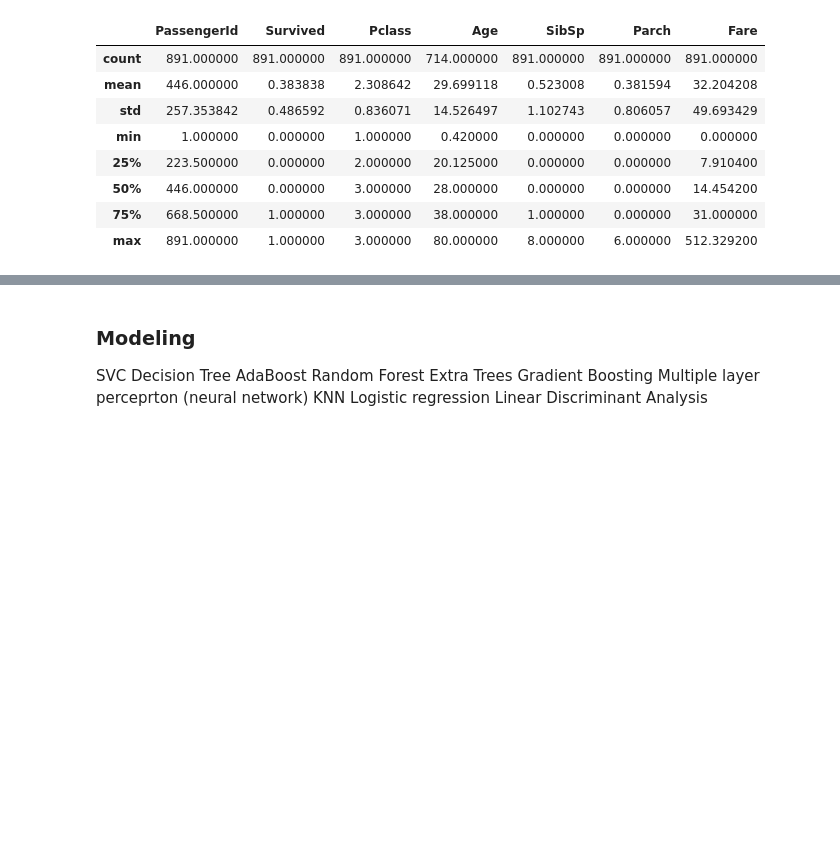
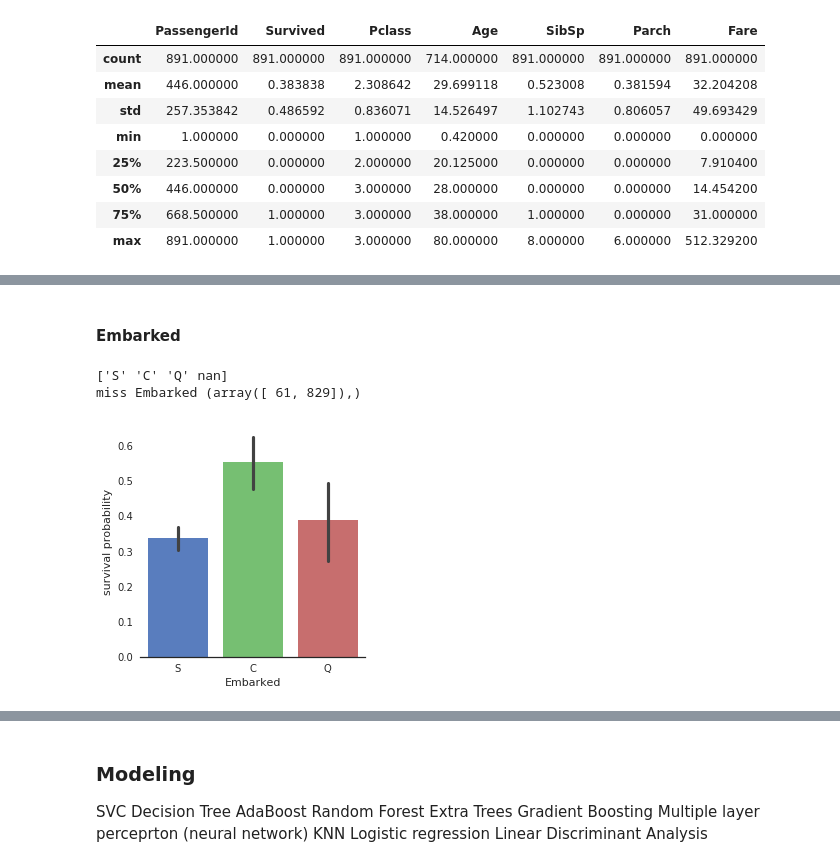
Before and after one commit to anribras/machine-learning, a Jupyter notebook: note/kaggle_titanic.ipynb, the cells around one changed output, grey strips where cells are left out. Cells and saved outputs as stored; diff of their text form; code cells hidden in the pictures; blank space fills up the shorter version.

```diff
--- a/note/kaggle_titanic.ipynb
+++ b/note/kaggle_titanic.ipynb
@@ -441,30 +117,0 @@ sns.heatmap(train[["Survived","SibSp","Parch","Age","Fare",'Pclass']].corr(),ann
-# %%
-# train and test again
-dataset.head()
-
-
-
-
-print(train_len)
-
-
-dataset.head()
-dataset.shape
-
-print('train_len:',train_len);
-print('test_len:',test_len);
-
-train=dataset.loc[:train_len-1];
-test=dataset.loc[train_len:];
-
-print('train_len:',len(train));
-print('test_len:',len(test));
-
-#print(dataset.loc[dataset['Survived'].isnull(),'Survived'])
-# # # ## Separate train features and label
-
-train["Survived"] = train["Survived"].astype(int)
-Y_train = train["Survived"]
-X_train = train.drop(labels = ["Survived"],axis = 1)
-
-test = test.drop(labels=['Survived'],axis=1);
@@ -480,0 +204,17 @@ See the caveats in the documentation: http://pandas.pydata.org/pandas-docs/stabl
+# %% [markdown]
+#### Embarked
+# %%
+# 先看Embarked
+print(dataset['Embarked'].unique())
+out=np.where(dataset['Embarked'].isnull().values==True);
+print('miss Embarked',out)
+dataset.loc[out]
+# 看下分布?
+# Explore SibSp feature vs Survived
+g = sns.factorplot(x="Embarked",y="Survived",data=train,kind="bar" , palette = "muted")
+g.despine(left=True)
+g = g.set_ylabels("survival probability")
+# %% [output]
+['S' 'C' 'Q' nan]
+miss Embarked (array([ 61, 829]),)
+[figure, added]
```
Also changed, not shown: parts of 94 cells of this notebook, 4 other files.
